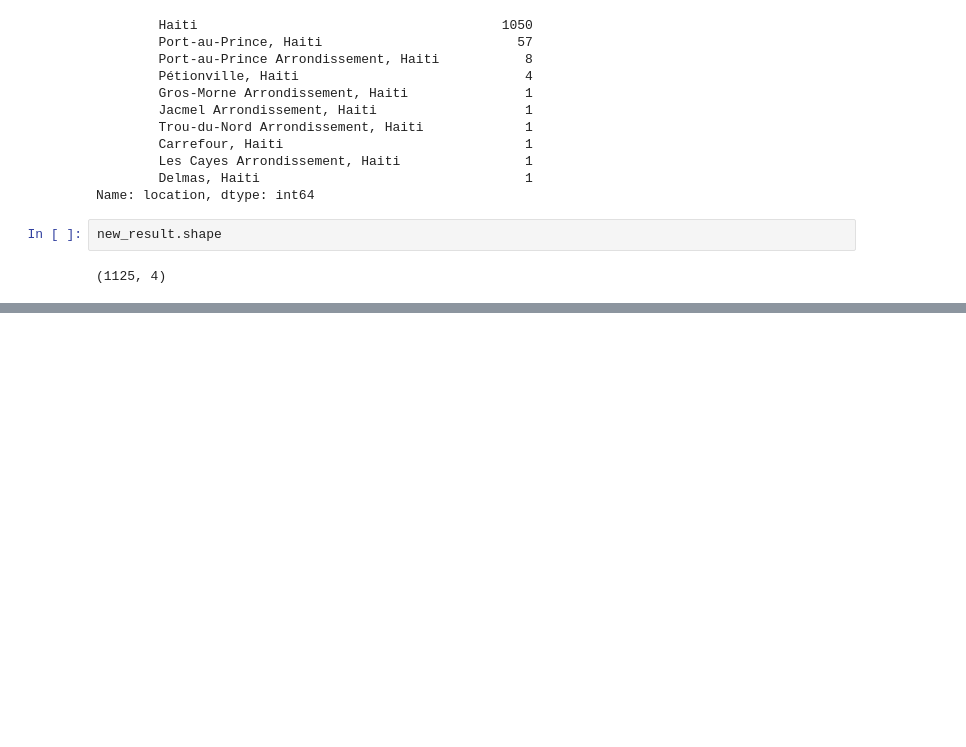
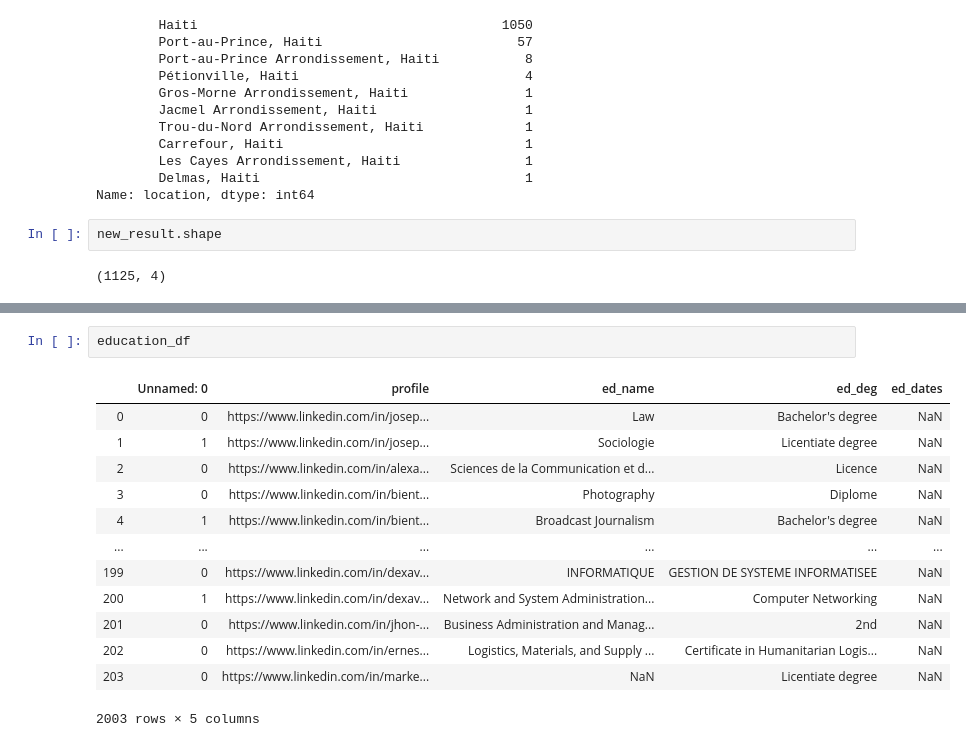
Before and after one commit to B1o0b1/Ayiti_analytics_capstone_project, a Jupyter notebook: initial_notebook.ipynb, the cells around one changed output, grey strips where cells are left out. Drawn from its saved outputs; the diff is of its cells as text; blank space fills up the shorter version.

```diff
--- a/initial_notebook.ipynb
+++ b/initial_notebook.ipynb
@@ -343,0 +898,16 @@ browser.quit()
+# %%
+education_df
+# %% [output]
+|  | Unnamed: 0 | profile | ed_name | ed_deg | ed_dates |
+| 0 | 0 | https://www.linkedin.com/in/josep... | Law | Bachelor's degree | NaN |
+| 1 | 1 | https://www.linkedin.com/in/josep... | Sociologie | Licentiate degree | NaN |
+| 2 | 0 | https://www.linkedin.com/in/alexa... | Sciences de la Communication et d... | Licence | NaN |
+| 3 | 0 | https://www.linkedin.com/in/bient... | Photography | Diplome | NaN |
+| 4 | 1 | https://www.linkedin.com/in/bient... | Broadcast Journalism | Bachelor's degree | NaN |
+| ... | ... | ... | ... | ... | ... |
+| 199 | 0 | https://www.linkedin.com/in/dexav... | INFORMATIQUE | GESTION DE SYSTEME INFORMATISEE | NaN |
+| 200 | 1 | https://www.linkedin.com/in/dexav... | Network and System Administration... | Computer Networking | NaN |
+| 201 | 0 | https://www.linkedin.com/in/jhon-... | Business Administration and Manag... | 2nd | NaN |
+| 202 | 0 | https://www.linkedin.com/in/ernes... | Logistics, Materials, and Supply ... | Certificate in Humanitarian Logis... | NaN |
+| 203 | 0 | https://www.linkedin.com/in/marke... | NaN | Licentiate degree | NaN |
+2003 rows × 5 columns
```
Also changed, not shown: parts of 44 cells of this notebook.
